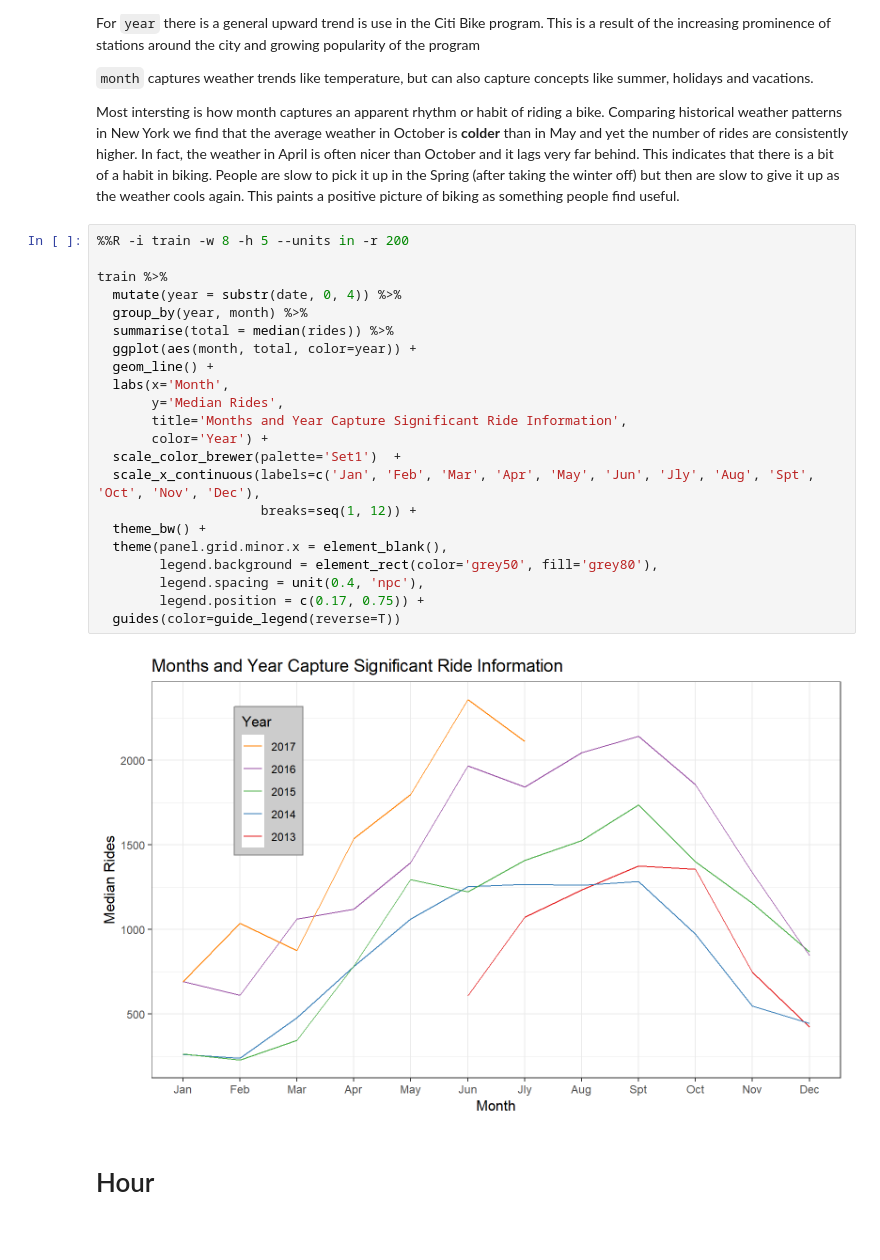
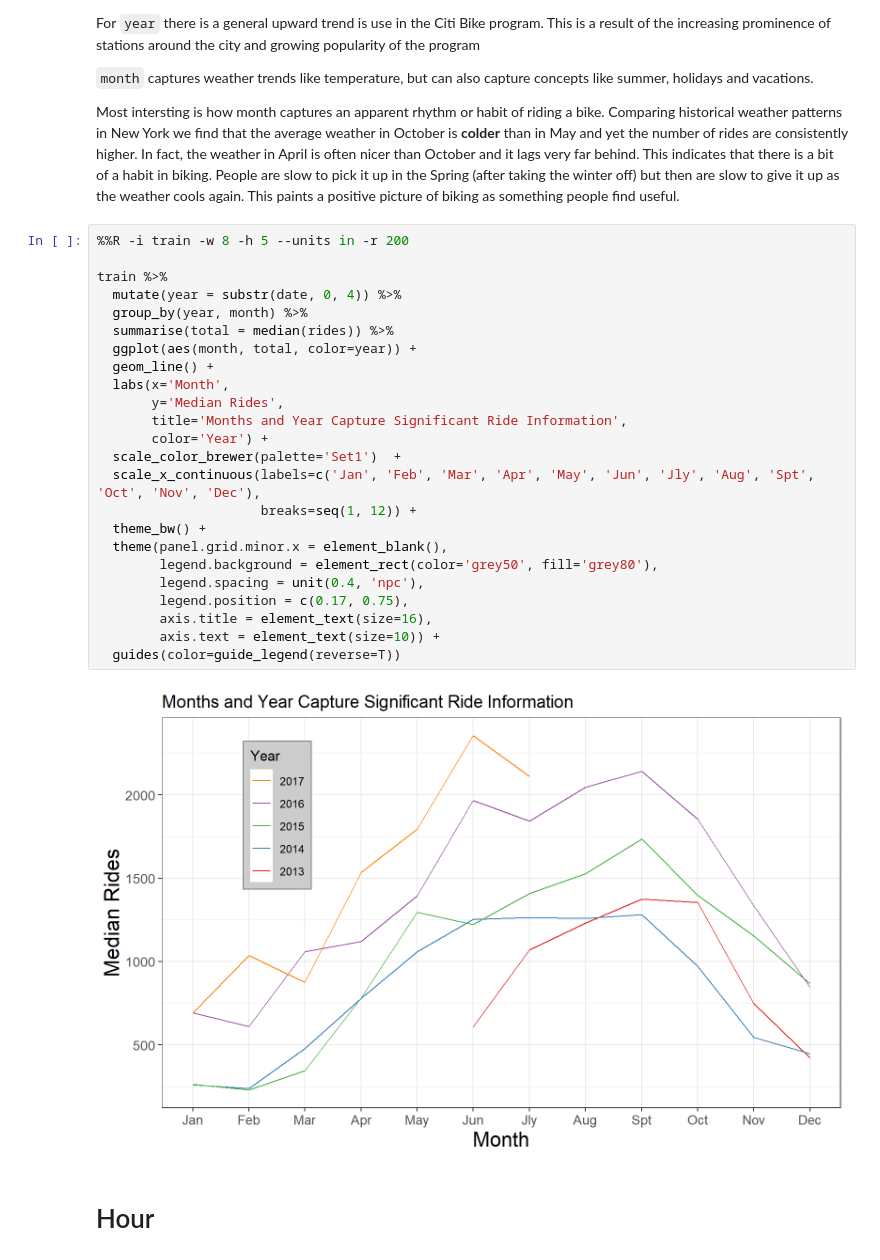
Before and after one commit to brian-w-projects/Citibike-Capstone-Project, a Jupyter notebook: eda/eda_fiddle.ipynb, the cells around one changed output. Saved outputs shown, nothing was run; the diff lists cells and outputs as text.

Commit message:
updated images

```diff
--- a/eda/eda_fiddle.ipynb
+++ b/eda/eda_fiddle.ipynb
@@ -152,27 +154,29 @@ Most intersting is how month captures an apparent rhythm or habit of riding a bi
 # %%
 %%R -i train -w 8 -h 5 --units in -r 200
 
 train %>%
   mutate(year = substr(date, 0, 4)) %>%
   group_by(year, month) %>%
   summarise(total = median(rides)) %>%
   ggplot(aes(month, total, color=year)) +
   geom_line() +
   labs(x='Month',
        y='Median Rides',
        title='Months and Year Capture Significant Ride Information',
        color='Year') +
   scale_color_brewer(palette='Set1')  +
   scale_x_continuous(labels=c('Jan', 'Feb', 'Mar', 'Apr', 'May', 'Jun', 'Jly', 'Aug', 'Spt', 'Oct', 'Nov', 'Dec'),
                      breaks=seq(1, 12)) +
   theme_bw() +
   theme(panel.grid.minor.x = element_blank(),
         legend.background = element_rect(color='grey50', fill='grey80'),
         legend.spacing = unit(0.4, 'npc'),
-        legend.position = c(0.17, 0.75)) +
+        legend.position = c(0.17, 0.75),
+        axis.title = element_text(size=16),
+        axis.text = element_text(size=10)) +
   guides(color=guide_legend(reverse=T))
 # %% [output]
-[figure, old version]
+[figure, new version]
 # %% [markdown]
 <h1>Hour</h1>
 # %% [markdown]
```
Also changed, not shown: parts of 3 cells of this notebook, 6 other files.
